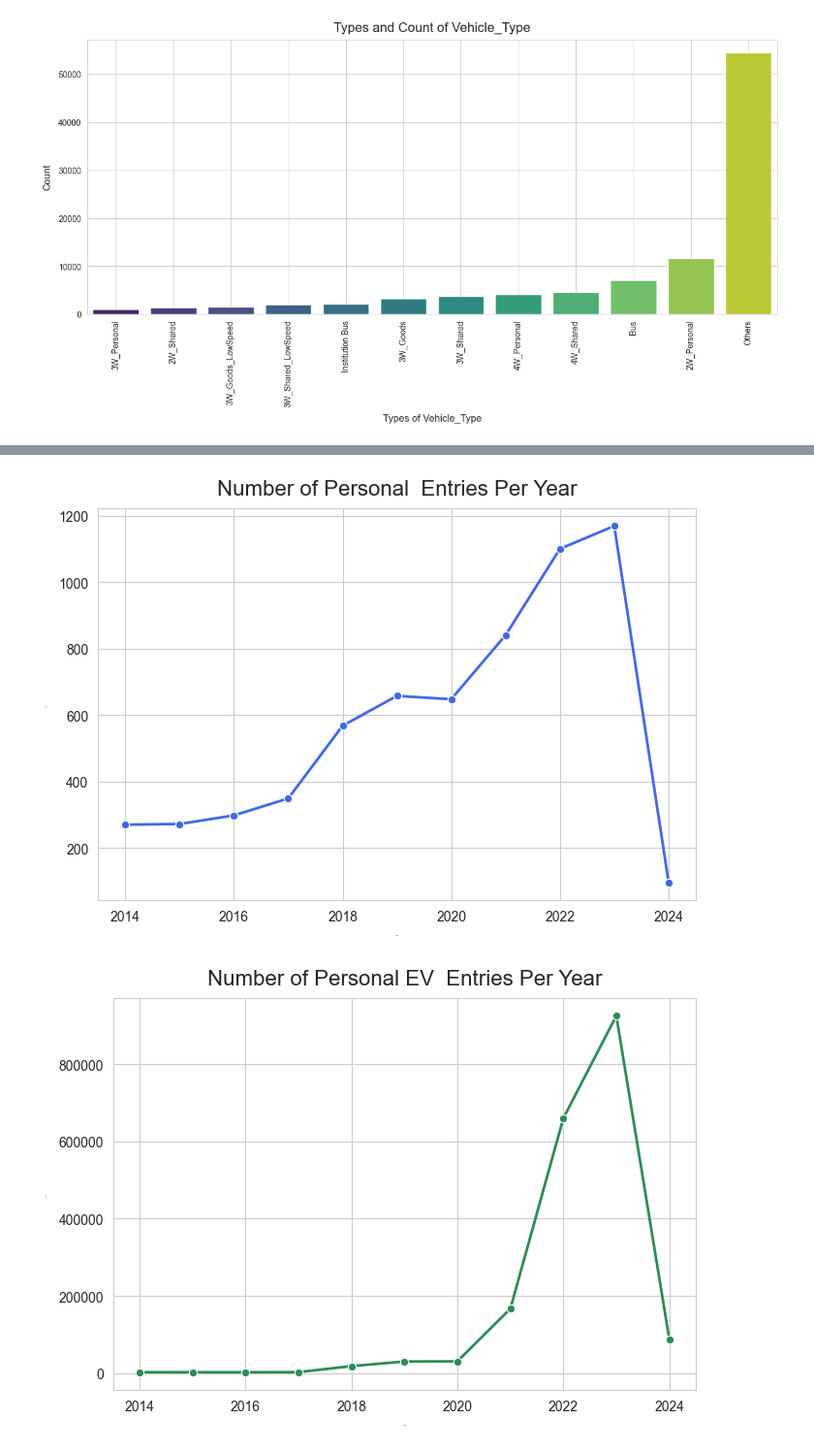
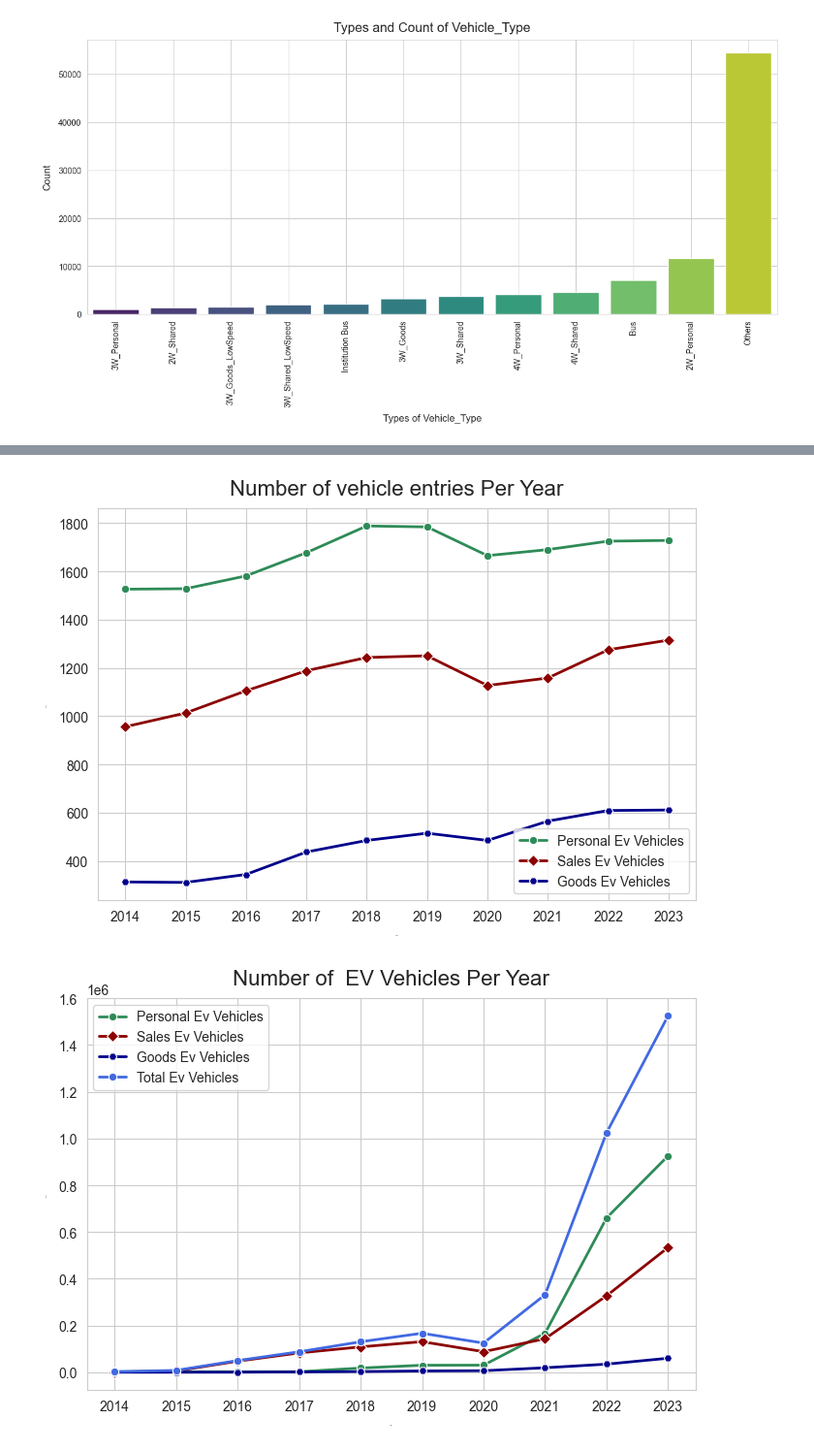
Before and after one commit to Christophermathai/Electric-Vehicle-Sales-by-State-in-India-Data-Analysis, a Jupyter notebook: Electric Vehicle Sales by State in India.ipynb, the cells around one changed output, grey strips where cells are left out. Shown at 97% size. Cells and saved outputs as stored; diff of their text form; code cells hidden in the pictures.

```diff
--- a/Electric Vehicle Sales by State in India.ipynb
+++ b/Electric Vehicle Sales by State in India.ipynb
@@ -109,5 +134,5 @@ Passing `palette` without assigning `hue` is deprecated and will be removed in v
 # %%
-yearcount = data['Year'].value_counts().sort_index()
+yearcount = data['Year'].value_counts().sort_index().drop(2024, errors='ignore')
 plt.figure(figsize=(7,5))
 sns.set_style('whitegrid')
 sns.lineplot(x=yearcount.index,y=yearcount.values,marker='o', color='royalblue', linewidth=2)
@@ -123,7 +160,7 @@ plt.show()
 # yearcount = data['Year'].value_counts().sort_index()
 # Group full data by Year and sum EV_Sales_Quantity
 yearly_total_sales = data.groupby('Year')['EV_Sales_Quantity'].sum().reset_index()
-
+yearly_total_sales = yearly_total_sales[yearly_total_sales['Year'] != 2024]
 # Plot
 plt.figure(figsize=(7, 5))
 sns.set_style('whitegrid')
@@ -140,7 +177,7 @@ sns.lineplot(
 plt.title("Total EV Sales per Year", fontsize=16, pad=10)
 plt.xlabel("Year", labelpad=8, fontsize=12)
 plt.ylabel("Total EV Sales Quantity", labelpad=8, fontsize=12)
-plt.xticks(rotation=45)
+plt.xticks(ticks=yearcount.index)
 plt.grid(True)
 plt.tight_layout()
 plt.savefig('Outputs/Number_of_EV_Sales_Per_Year.png')
@@ -150,32 +213,58 @@ plt.show()
 # %%
-personal = data.loc[(data['Vehicle_Type'].str.contains(pat='Personal', case=False, na=False)) & (data['EV_Sales_Quantity'] > 0)]
-yearcount = personal['Year'].value_counts().sort_index()
+personal = data.loc[(data['Vehicle_Type'].str.contains(pat='Personal', case=False, na=False)) & (data['EV_Sales_Quantity'] >= 0)]
+shared = data.loc[(data['Vehicle_Type'].str.contains(pat='Shared', case=False, na=False)) & (data['EV_Sales_Quantity'] >= 0)]
+goods = data.loc[(data['Vehicle_Type'].str.contains(pat='goods', case=False, na=False)) & (data['EV_Sales_Quantity'] >= 0)]
+yearcountp = personal['Year'].value_counts().sort_index().drop(2024, errors='ignore')
+yearcounts = shared['Year'].value_counts().sort_index().drop(2024, errors='ignore')
+yearcountg = goods['Year'].value_counts().sort_index().drop(2024, errors='ignore')
+
+yearly_salesp = personal.groupby('Year')['EV_Sales_Quantity'].sum().reset_index()
+yearly_saless = shared.groupby('Year')['EV_Sales_Quantity'].sum().reset_index()
+yearly_salesg = goods.groupby('Year')['EV_Sales_Quantity'].sum().reset_index()
+yearly_salesp = yearly_salesp[yearly_salesp['Year'] != 2024]
+yearly_saless = yearly_saless[yearly_saless['Year'] != 2024]
+yearly_salesg = yearly_salesg[yearly_salesg['Year'] != 2024]
+
+
+
 plt.figure(figsize=(7,5))
 sns.set_style('whitegrid')
 
-sns.lineplot(x=yearcount.index,y=yearcount.values,marker='o', color='royalblue', linewidth=2)
-plt.title('Number of Personal  Entries Per Year',fontsize=16, pad=10)
+sns.lineplot(x=yearcountp.index,y=yearcountp.values,label='Personal Ev Vehicles', marker='o', color='seagreen', linewidth=2)
+sns.lineplot(x=yearcounts.index,y=yearcounts.values,label='Sales Ev Vehicles', marker='D', color='darkred', linewidth=2)
+sns.lineplot(x=yearcountg.index,y=yearcountg.values,label='Goods Ev Vehicles', marker='H', color='darkblue', linewidth=2)
+plt.title('Number of vehicle entries Per Year',fontsize=16, pad=10)
+plt.xlabel('Year',labelpad=8,fontsize=1)
+plt.ylabel('Count',labelpad=8,fontsize=1)
+plt.tight_layout()
+plt.xticks(ticks=yearcount.index)
+plt.grid(True)
+plt.legend()
+plt.savefig(f'Outputs/Number of   Entries Per Year')
+plt.show()
+
+plt.figure(figsize=(7,5))
+sns.set_style('whitegrid')
+sns.lineplot(x='Year', y='EV_Sales_Quantity', data=yearly_salesp,label='Personal Ev Vehicles', marker='o', color='seagreen', linewidth=2,)
+sns.lineplot(x='Year', y='EV_Sales_Quantity', data=yearly_saless,label='Sales Ev Vehicles', marker='D', color='darkred', linewidth=2)
+sns.lineplot(x='Year', y='EV_Sales_Quantity', data=yearly_salesg,label='Goods Ev Vehicles', marker='H', color='darkblue', linewidth=2)
+sns.lineplot(
+    x='Year',
+    y='EV_Sales_Quantity',
+    data=yearly_total_sales,label='Total Ev Vehicles',
+    marker='o',
+    color='royalblue',
+    linewidth=2
+)
+plt.legend()
+plt.xticks(ticks=yearcount.index)
+plt.title('Number of  EV Vehicles Per Year',fontsize=16, pad=10)
 plt.xlabel('Year',labelpad=8,fontsize=1)
 plt.ylabel('Count',labelpad=8,fontsize=1)
 plt.tight_layout()
 plt.grid(True)
-plt.savefig(f'Outputs/Number of Personal  Entries Per Year')
+plt.savefig(f'Outputs/Number of EV Vehicles Per Year')
 plt.show()
-
-yearly_sales = personal.groupby('Year')['EV_Sales_Quantity'].sum().reset_index()
-
-plt.figure(figsize=(7,5))
-sns.set_style('whitegrid')
-sns.lineplot(x='Year', y='EV_Sales_Quantity', data=yearly_sales, marker='o', color='seagreen', linewidth=2)
-
-
-plt.title('Number of Personal EV  Entries Per Year',fontsize=16, pad=10)
-plt.xlabel('Year',labelpad=8,fontsize=1)
-plt.ylabel('Count',labelpad=8,fontsize=1)
-plt.tight_layout()
-plt.grid(True)
-plt.savefig(f'Outputs/Number of Personal EV Entries Per Year')
-plt.show()
 # %% [output]
-[figure, old version]
+[figure, new version]
-[figure, old version]
+[figure, new version]
```
Also changed, not shown: parts of 28 cells of this notebook, 10 other files.
